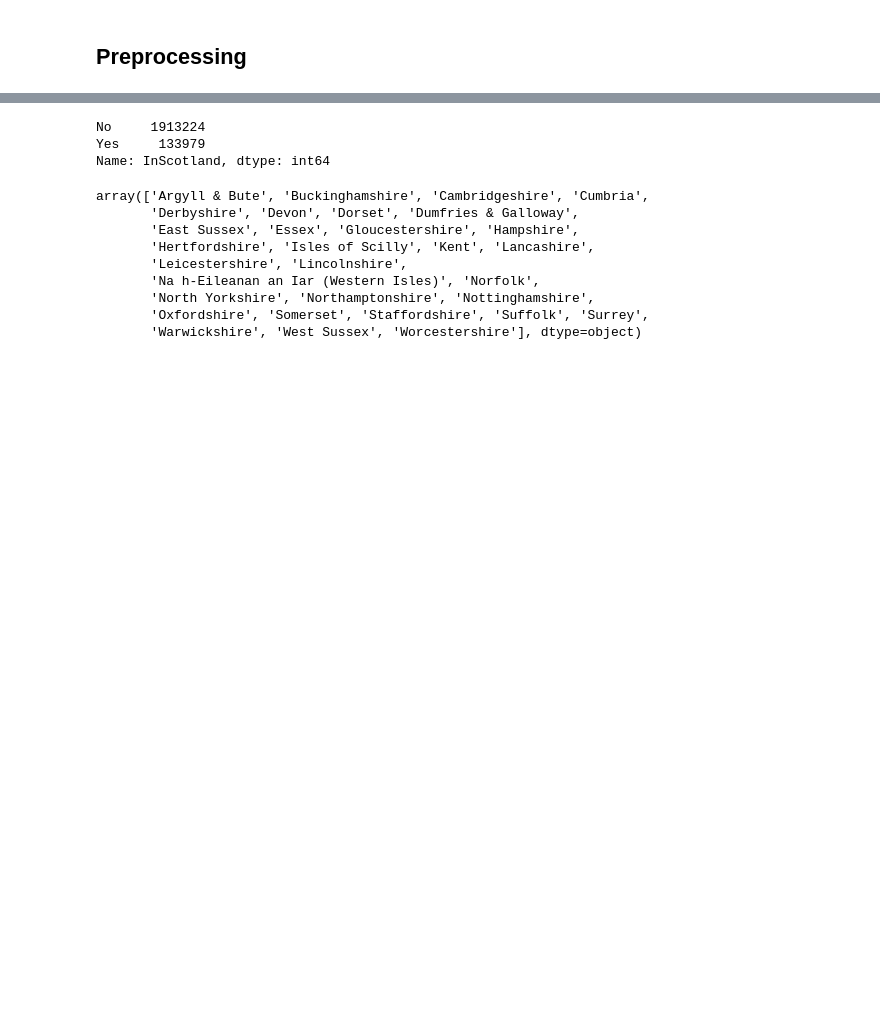
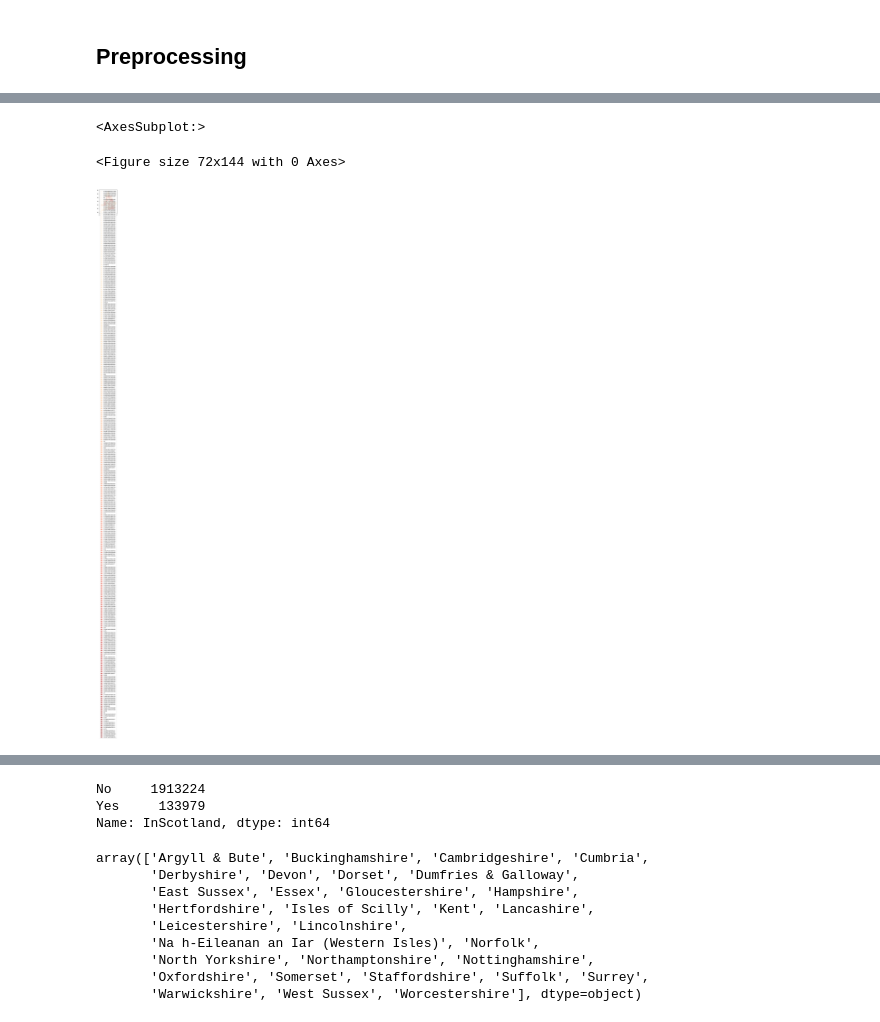
Before and after one commit to CalLanherne/IBMCapstone, a Jupyter notebook: capstone_project.ipynb, the cells around one changed output, grey strips where cells are left out. Saved outputs shown, nothing was run; the diff lists cells and outputs as text; code cells hidden in the pictures; blank space fills up the shorter version.

```diff
--- a/capstone_project.ipynb
+++ b/capstone_project.ipynb
@@ -110,0 +223,8 @@ FileNotFoundError: [Errno 2] No such file or directory: 'Carriageway_Hazards.csv
+# %%
+plt.figure(figsize = [1,2])
+
+lad_gdf.plot(column='accidents_per_thousand',cmap='OrRd',legend='True')
+# %% [output]
+<AxesSubplot:>
+<Figure size 72x144 with 0 Axes>
+[figure, added]
```
Also changed, not shown: parts of 48 cells of this notebook.
